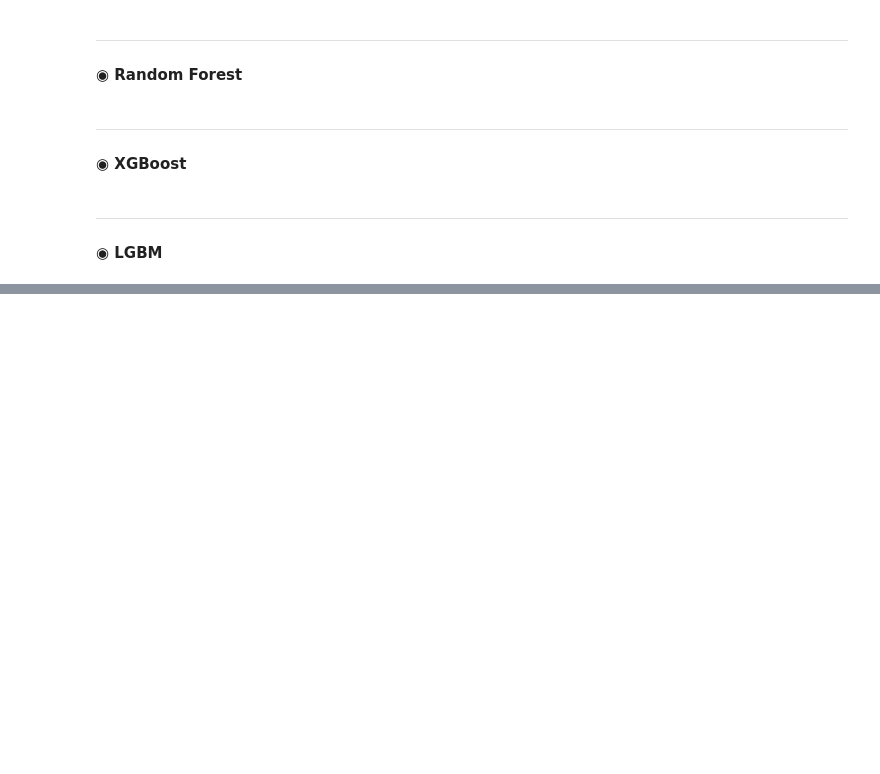
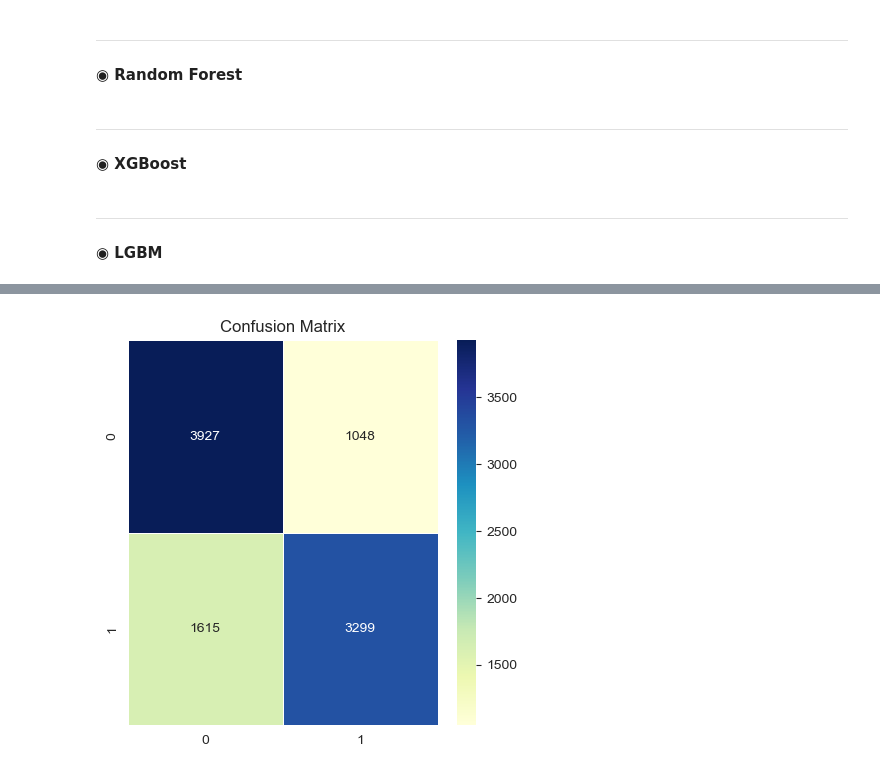
Before and after one commit to MasoudNateghi/CS534, a Jupyter notebook: Project/Project.ipynb, the cells around one changed output, grey strips where cells are left out. Saved outputs shown, nothing was run; the diff lists cells and outputs as text; code cells hidden in the pictures; blank space fills up the shorter version.

Commit message:
Data Analysis & Preprocessing

```diff
--- a/Project/Project.ipynb
+++ b/Project/Project.ipynb
@@ -1391,7 +1391,7 @@ param_grid = {
 }
 
 # Create Grid Search with cross-validation
-grid_search = GridSearchCV(estimator=model, param_grid=param_grid, cv=3, scoring='accuracy')
+grid_search = GridSearchCV(estimator=model, param_grid=param_grid, cv=5, scoring='accuracy')
 
 # Fit the model to find the best parameters
 grid_search.fit(trainx, trainy)
@@ -1414,7 +1414,7 @@ print("Training Accuracy:", accuracy_train)
 # Make predictions on the test set
 testy_pred = best_model.predict(testx)
 
-# Evaluate the model
+# Evaluate the model on the test set
 accuracy = accuracy_score(testy, testy_pred)
 report = classification_report(testy, testy_pred)
 auc = roc_auc_score(testy, testy_pred)
@@ -1463,7 +1463,7 @@ param_grid = {
 }
 
 # Create Grid Search with cross-validation
-grid_search = GridSearchCV(estimator=model, param_grid=param_grid, cv=3, scoring='accuracy')
+grid_search = GridSearchCV(estimator=model, param_grid=param_grid, cv=5, scoring='accuracy')
 
 # Fit the model to find the best parameters
 grid_search.fit(trainx, trainy)
@@ -1486,7 +1486,7 @@ print("Training Accuracy:", accuracy_train)
 # Make predictions on the test set
 testy_pred = best_model.predict(testx)
 
-# Evaluate the model
+# Evaluate the model on the test set
 accuracy = accuracy_score(testy, testy_pred)
 report = classification_report(testy, testy_pred)
 auc = roc_auc_score(testy, testy_pred)
@@ -1535,7 +1535,7 @@ param_grid = {
 }
 
 # Create Grid Search with cross-validation
-grid_search = GridSearchCV(estimator=model, param_grid=param_grid, cv=3, scoring='accuracy')
+grid_search = GridSearchCV(estimator=model, param_grid=param_grid, cv=5, scoring='accuracy')
 
 # Fit the model to find the best parameters
 grid_search.fit(trainx, trainy)
@@ -1558,7 +1558,7 @@ print("Training Accuracy:", accuracy_train)
 # Make predictions on the test set
 testy_pred = best_model.predict(testx)
 
-# Evaluate the model
+# Evaluate the model on the test set
 accuracy = accuracy_score(testy, testy_pred)
 report = classification_report(testy, testy_pred)
 auc = roc_auc_score(testy, testy_pred)
@@ -1590,0 +1594,78 @@ print('False Negative Cases: {}'.format(fn))
+# %%
+# Define individual models with parameters
+lgbm_params = {
+    'random_state': 42,
+    # LGBM parameters
+}
+lgbm_model = LGBMClassifier(**lgbm_params)
+
+rf_params = {
+    'random_state': 42,
+    'n_estimators': 350,
+    'max_depth': 30,
+    'min_samples_split': 5,
+    'min_samples_leaf': 4,
+    # RandomForest parameters
+}
+rf_model = RandomForestClassifier(**rf_params)
+
+xgb_params = {
+    'random_state': 42,
+    # XGBoost parameters
+}
+xgb_model = XGBClassifier(**xgb_params)
+
+# Create a voting classifier
+voting_model = VotingClassifier(
+    estimators=[
+        ('lgbm', lgbm_model),
+        ('rf', rf_model),
+        ('xgb', xgb_model)
+    ],
+    voting='soft'  # Use 'soft' for probability voting
+)
+
+# Fit the ensemble model to the training data
+voting_model.fit(trainx, trainy)
+
+# Make predictions on the training set
+trainy_pred = voting_model.predict(trainx)
+
+# Evaluate the model on the training set
+accuracy_train = accuracy_score(trainy, trainy_pred)
+print("Training Accuracy:", accuracy_train)
+
+# Make predictions on the test set
+testy_pred = voting_model.predict(testx)
+
+# Evaluate the model on the test set
+accuracy = accuracy_score(testy, testy_pred)
+report = classification_report(testy, testy_pred)
+auc = roc_auc_score(testy, testy_pred)
+f2 = fbeta_score(testy, testy_pred, beta=2)
+precision_per_class = precision_score(testy, testy_pred, average=None)
+
+# Additional Metrics
+print("Accuracy:", accuracy)
+print("AUC:", auc)
+print("F2-score:", f2)
+print("Precision per class:", precision_per_class)
+print("Classification Report:\n", report)
+
+# Confusion Matrix Visualization
+plt.rcParams['figure.figsize'] = (5, 5)
+sns.heatmap(confusion_matrix(testy, testy_pred), annot=True, fmt='d', linewidths=.5, cmap="YlGnBu")
+plt.title('Confusion Matrix')
+plt.show()
+
+# True Positive, True Negative, False Positive, False Negative
+tp = confusion_matrix(testy, testy_pred)[1][1]
+tn = confusion_matrix(testy, testy_pred)[0][0]
+fp = confusion_matrix(testy, testy_pred)[0][1]
+fn = confusion_matrix(testy, testy_pred)[1][0]
+
+print('True Positive Cases: {}'.format(tp))
+print('True Negative Cases: {}'.format(tn))
+print('False Positive Cases: {}'.format(fp))
+print('False Negative Cases: {}'.format(fn))
+# %% [output]
@@ -1590,0 +1689 @@ print('False Negative Cases: {}'.format(fn))
+[figure, added]
```
Also changed, not shown: parts of 5 cells of this notebook.
